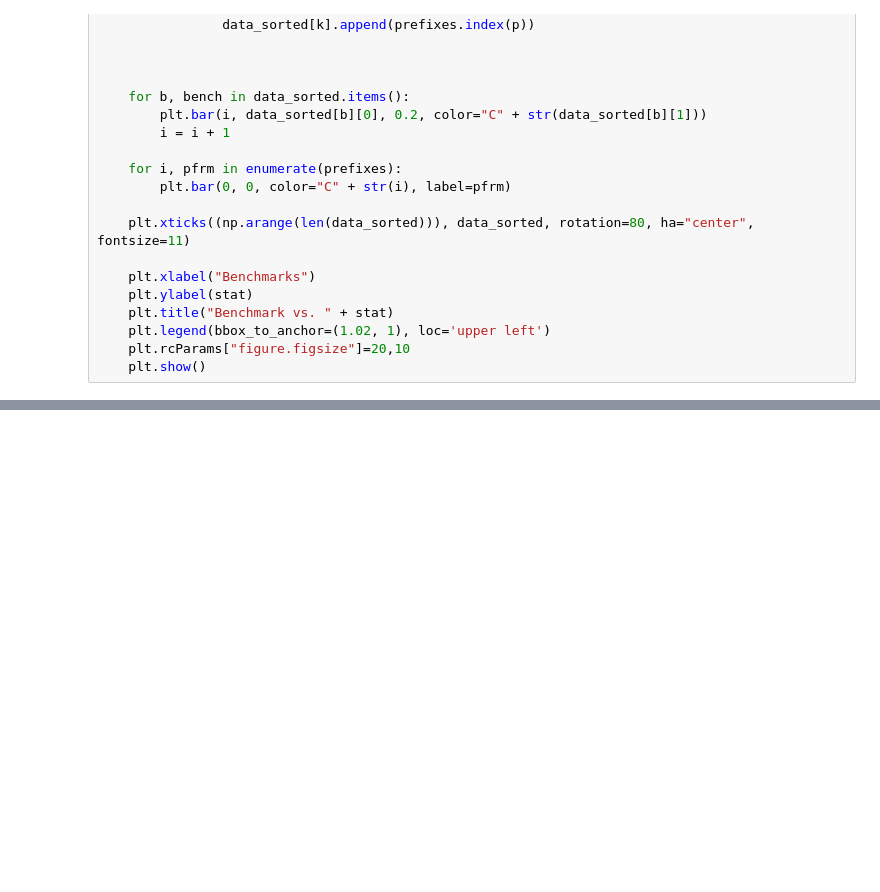
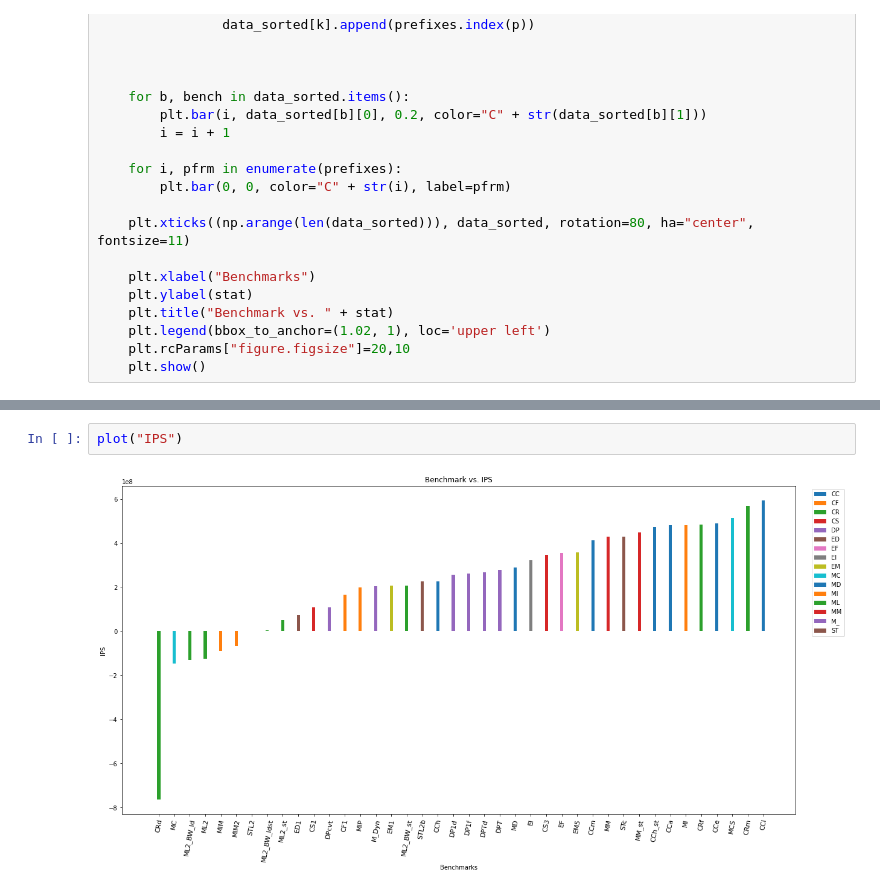
Before and after one commit to darchr/riscv-validation, a Jupyter notebook: plots/Stats_Diff.ipynb, the cells around one changed output, grey strips where cells are left out. Drawn from its saved outputs; the diff is of its cells as text; blank space fills up the shorter version.

```diff
--- a/plots/Stats_Diff.ipynb
+++ b/plots/Stats_Diff.ipynb
@@ -70,0 +79,4 @@ plot("IPC")
+# %%
+plot("IPS")
+# %% [output]
+[figure, added]
```
Also changed, not shown: parts of 5 cells of this notebook, 13 other files.
